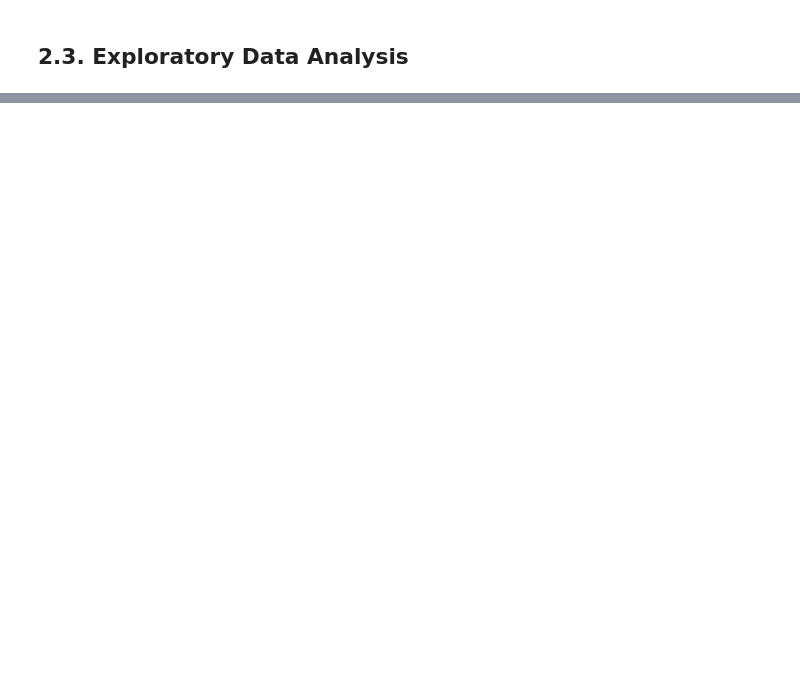
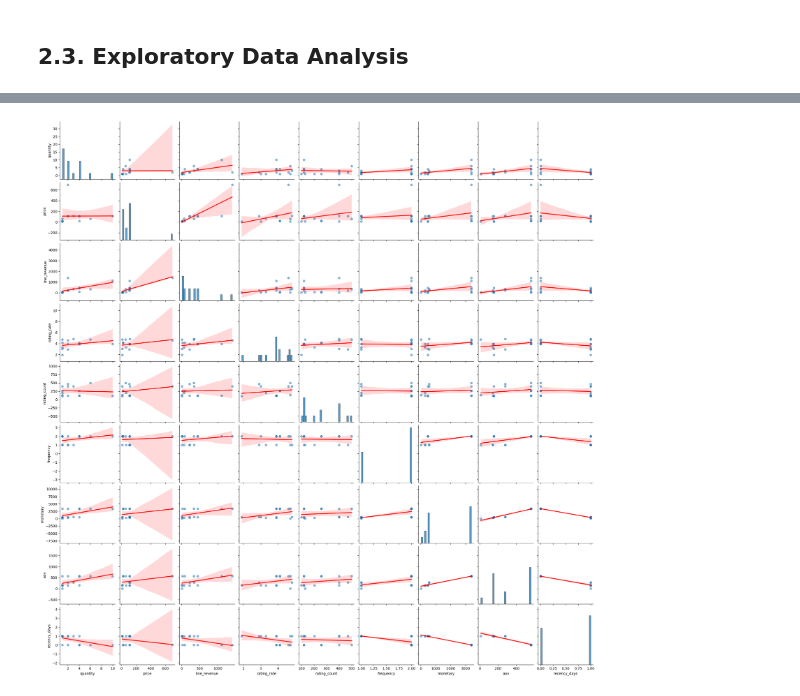
Before and after one commit to andrewtran1991/ecommerce-analytics-abtest, a Jupyter notebook: notebooks/02_clean_features.ipynb, the cells around one changed output, grey strips where cells are left out. Cells and saved outputs as stored; diff of their text form; code cells hidden in the pictures; blank space fills up the shorter version.

```diff
--- a/notebooks/02_clean_features.ipynb
+++ b/notebooks/02_clean_features.ipynb
@@ -381,0 +395,9 @@ tx.head()
+# %%
+# Pairplot to visualize distributions and relationships, fitted line in scatterplots
+sns.pairplot(merge_df[numeric_vars],
+             kind="reg",          # add regression line
+             plot_kws={"line_kws":{"color":"red"}, "scatter_kws":{"alpha":0.5}},
+             diag_kws={"bins": 30})
+plt.show()
+# %% [output]
+[figure, added]
```
Also changed, not shown: parts of 22 cells of this notebook, 4 other files.
